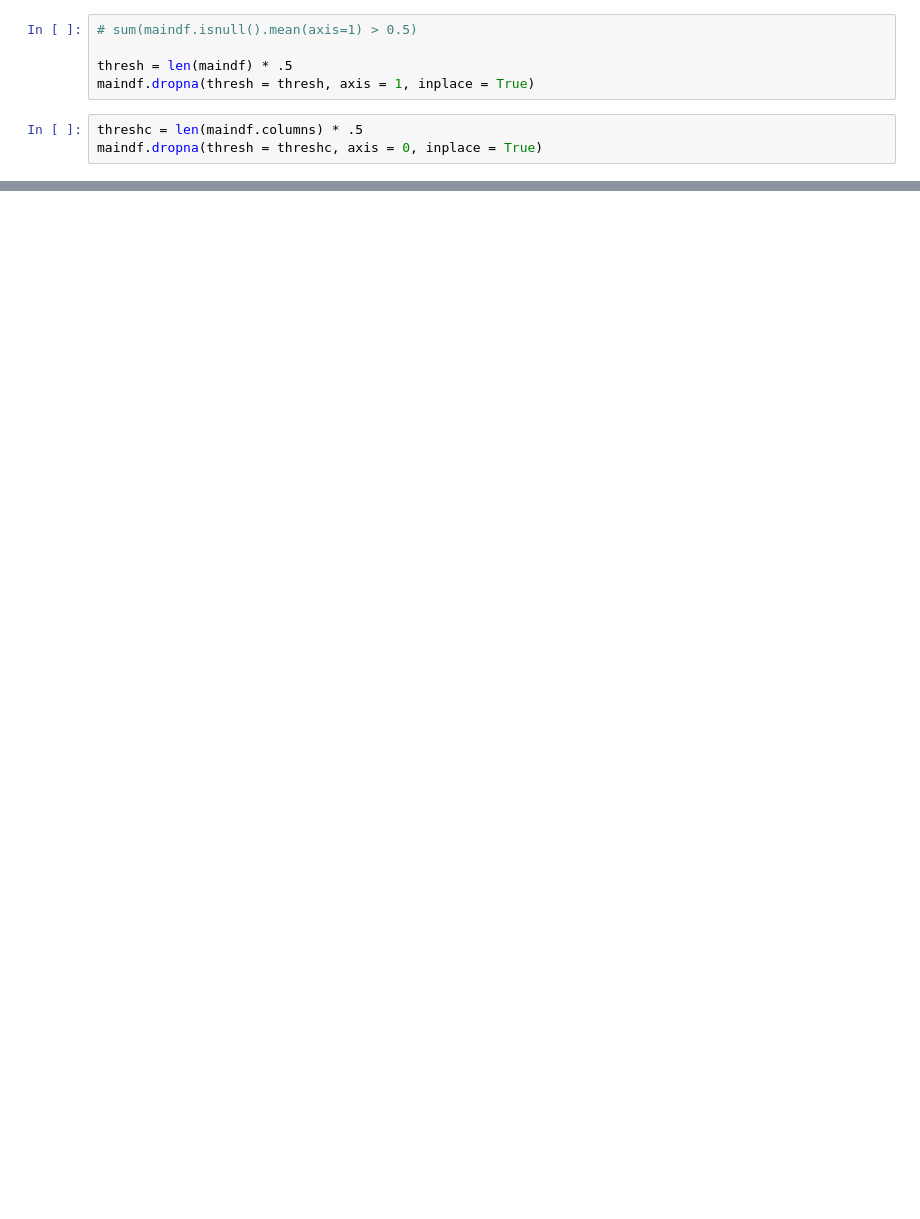
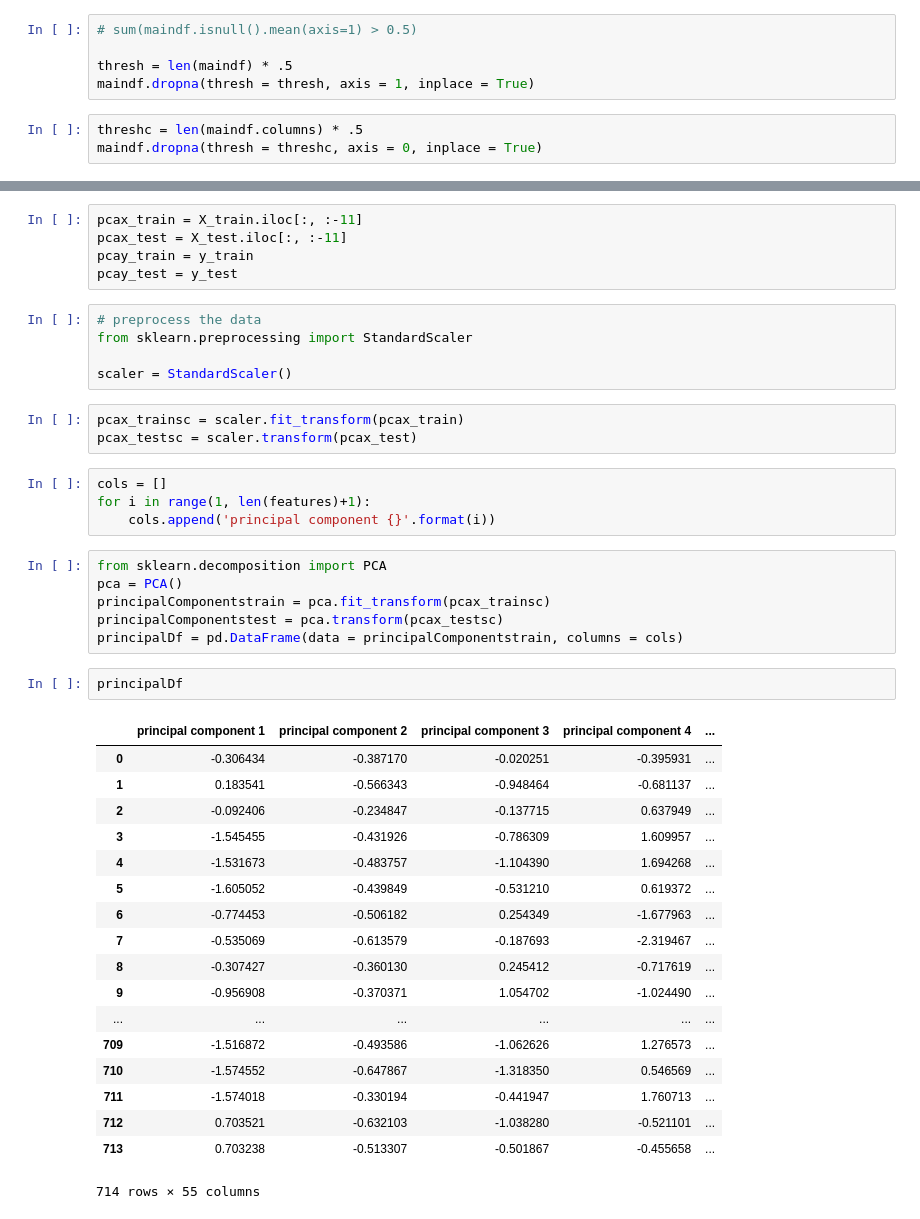
Before and after one commit to ndelrossi7/FloodlightOpenModel, a Jupyter notebook: test1.ipynb, the cells around one changed output, grey strips where cells are left out. Cells and saved outputs as stored; diff of their text form; blank space fills up the shorter version.

```diff
--- a/test1.ipynb
+++ b/test1.ipynb
@@ -141,0 +450,44 @@ maindf['{}'.format('mood_mean')] = maindf.groupby('diagnosis').transform(lambda
+# %%
+pcax_train = X_train.iloc[:, :-11]
+pcax_test = X_test.iloc[:, :-11]
+pcay_train = y_train
+pcay_test = y_test
+# %%
+# preprocess the data
+from sklearn.preprocessing import StandardScaler
+
+scaler = StandardScaler()
+# %%
+pcax_trainsc = scaler.fit_transform(pcax_train)
+pcax_testsc = scaler.transform(pcax_test)
+# %%
+cols = []
+for i in range(1, len(features)+1):
+    cols.append('principal component {}'.format(i))
+# %%
+from sklearn.decomposition import PCA
+pca = PCA()
+principalComponentstrain = pca.fit_transform(pcax_trainsc)
+principalComponentstest = pca.transform(pcax_testsc)
+principalDf = pd.DataFrame(data = principalComponentstrain, columns = cols)
+# %%
+principalDf
+# %% [output]
+|  | principal component 1 | principal component 2 | principal component 3 | principal component 4 | ... |
+| 0 | -0.306434 | -0.387170 | -0.020251 | -0.395931 | ... |
+| 1 | 0.183541 | -0.566343 | -0.948464 | -0.681137 | ... |
+| 2 | -0.092406 | -0.234847 | -0.137715 | 0.637949 | ... |
+| 3 | -1.545455 | -0.431926 | -0.786309 | 1.609957 | ... |
+| 4 | -1.531673 | -0.483757 | -1.104390 | 1.694268 | ... |
+| 5 | -1.605052 | -0.439849 | -0.531210 | 0.619372 | ... |
+| 6 | -0.774453 | -0.506182 | 0.254349 | -1.677963 | ... |
+| 7 | -0.535069 | -0.613579 | -0.187693 | -2.319467 | ... |
+| 8 | -0.307427 | -0.360130 | 0.245412 | -0.717619 | ... |
+| 9 | -0.956908 | -0.370371 | 1.054702 | -1.024490 | ... |
+| ... | ... | ... | ... | ... | ... |
+| 709 | -1.516872 | -0.493586 | -1.062626 | 1.276573 | ... |
+| 710 | -1.574552 | -0.647867 | -1.318350 | 0.546569 | ... |
+| 711 | -1.574018 | -0.330194 | -0.441947 | 1.760713 | ... |
+| 712 | 0.703521 | -0.632103 | -1.038280 | -0.521101 | ... |
+| 713 | 0.703238 | -0.513307 | -0.501867 | -0.455658 | ... |
+714 rows × 55 columns
```
Also changed, not shown: parts of 101 cells of this notebook, 2 other files.
